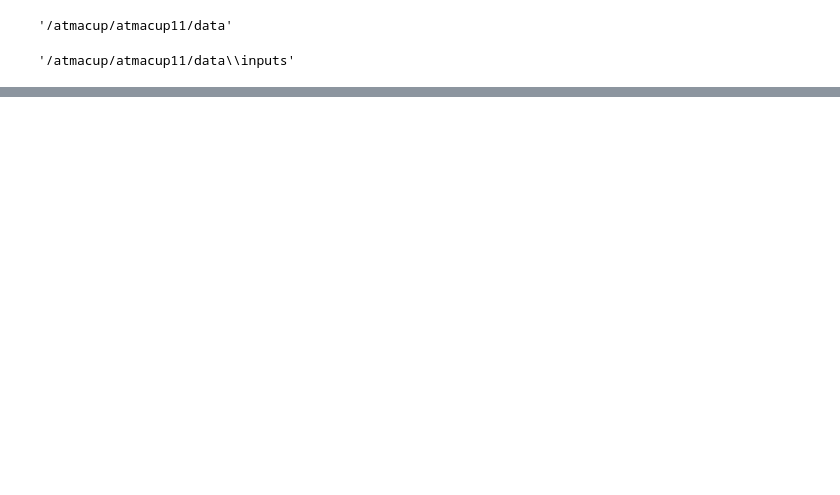
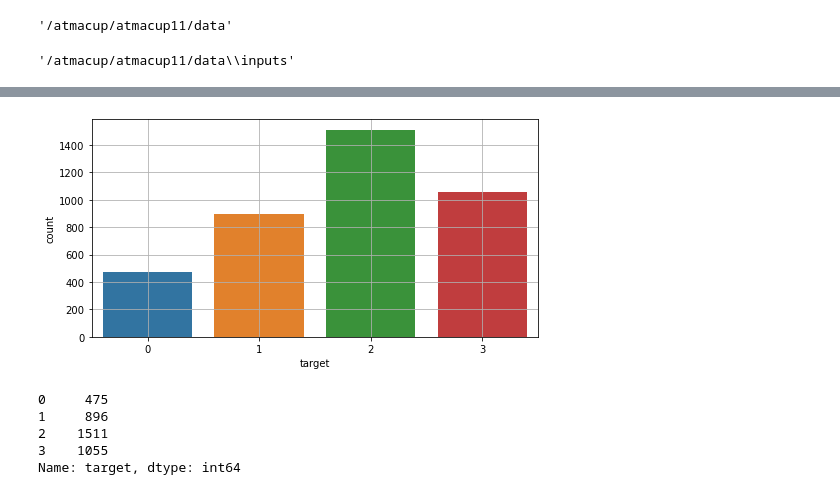
Before and after one commit to zaxirolls/learn, a Jupyter notebook: atmacup/atmacup11/atmacup11.ipynb, the cells around one changed output, grey strips where cells are left out. Cells and saved outputs as stored; diff of their text form; code cells hidden in the pictures; blank space fills up the shorter version.

```diff
--- a/atmacup/atmacup11/atmacup11.ipynb
+++ b/atmacup/atmacup11/atmacup11.ipynb
@@ -86,0 +139,14 @@ FileNotFoundError: [Errno 2] File /atmacup/atmacup11/data\inputs\train.csv does
+# %%
+fig,ax=plt.subplots(figsize=(8,4))
+sns.countplot(data=train_df,x='target',ax=ax)
+ax.grid()
+# %% [output]
+[figure, added]
+# %%
+train_df['target'].value_counts().sort_index()
+# %% [output]
+0     475
+1     896
+2    1511
+3    1055
+Name: target, dtype: int64
```
Also changed, not shown: parts of 19 cells of this notebook.
